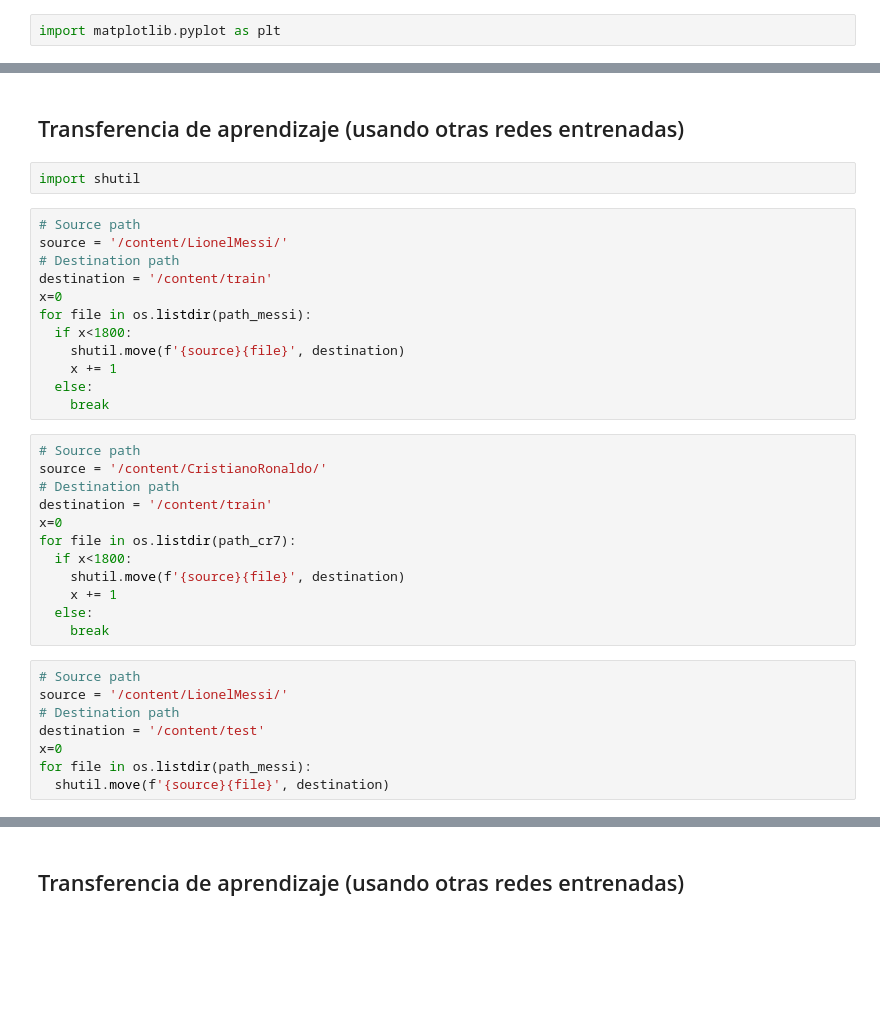
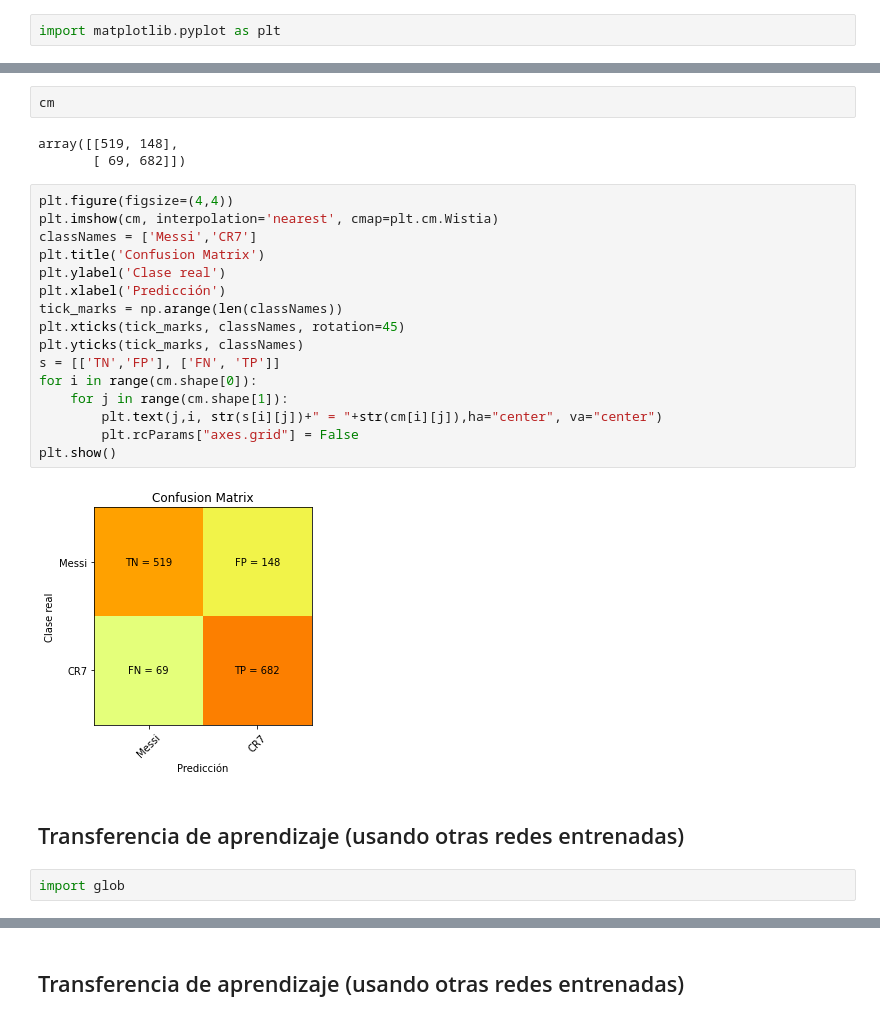
Before and after one commit to DaverArenas/DeepLearning_ImageClassification, a Jupyter notebook: Clasificacion_Imagenes_Futbol.ipynb, the cells around one changed output, grey strips where cells are left out. Drawn from its saved outputs; the diff is of its cells as text; blank space fills up the shorter version.

```diff
--- a/Clasificacion_Imagenes_Futbol.ipynb
+++ b/Clasificacion_Imagenes_Futbol.ipynb
@@ -283,36 +260,27 @@ Text(0.5, 0, 'cr7 100% (cr7)')
+# %%
+cm
+# %% [output]
+array([[519, 148],
+       [ 69, 682]])
+# %%
+plt.figure(figsize=(4,4))
+plt.imshow(cm, interpolation='nearest', cmap=plt.cm.Wistia)
+classNames = ['Messi','CR7']
+plt.title('Confusion Matrix')
+plt.ylabel('Clase real')
+plt.xlabel('Predicción')
+tick_marks = np.arange(len(classNames))
+plt.xticks(tick_marks, classNames, rotation=45)
+plt.yticks(tick_marks, classNames)
+s = [['TN','FP'], ['FN', 'TP']]
+for i in range(cm.shape[0]):
+    for j in range(cm.shape[1]):
+        plt.text(j,i, str(s[i][j])+" = "+str(cm[i][j]),ha="center", va="center")
+        plt.rcParams["axes.grid"] = False
+plt.show()
+# %% [output]
+[figure, added]
 # %% [markdown]
 ## Transferencia de aprendizaje (usando otras redes entrenadas)
 # %%
-import shutil
+import glob
-# %%
-# Source path
-source = '/content/LionelMessi/'
-# Destination path
-destination = '/content/train'
-x=0
-for file in os.listdir(path_messi):
-  if x<1800:
-    shutil.move(f'{source}{file}', destination)
-    x += 1
-  else:
-    break
-# %%
-# Source path
-source = '/content/CristianoRonaldo/'
-# Destination path
-destination = '/content/train'
-x=0
-for file in os.listdir(path_cr7):
-  if x<1800:
-    shutil.move(f'{source}{file}', destination)
-    x += 1
-  else:
-    break
-# %%
-# Source path
-source = '/content/LionelMessi/'
-# Destination path
-destination = '/content/test'
-x=0
-for file in os.listdir(path_messi):
-  shutil.move(f'{source}{file}', destination)
```
Also changed, not shown: parts of 96 cells of this notebook.
